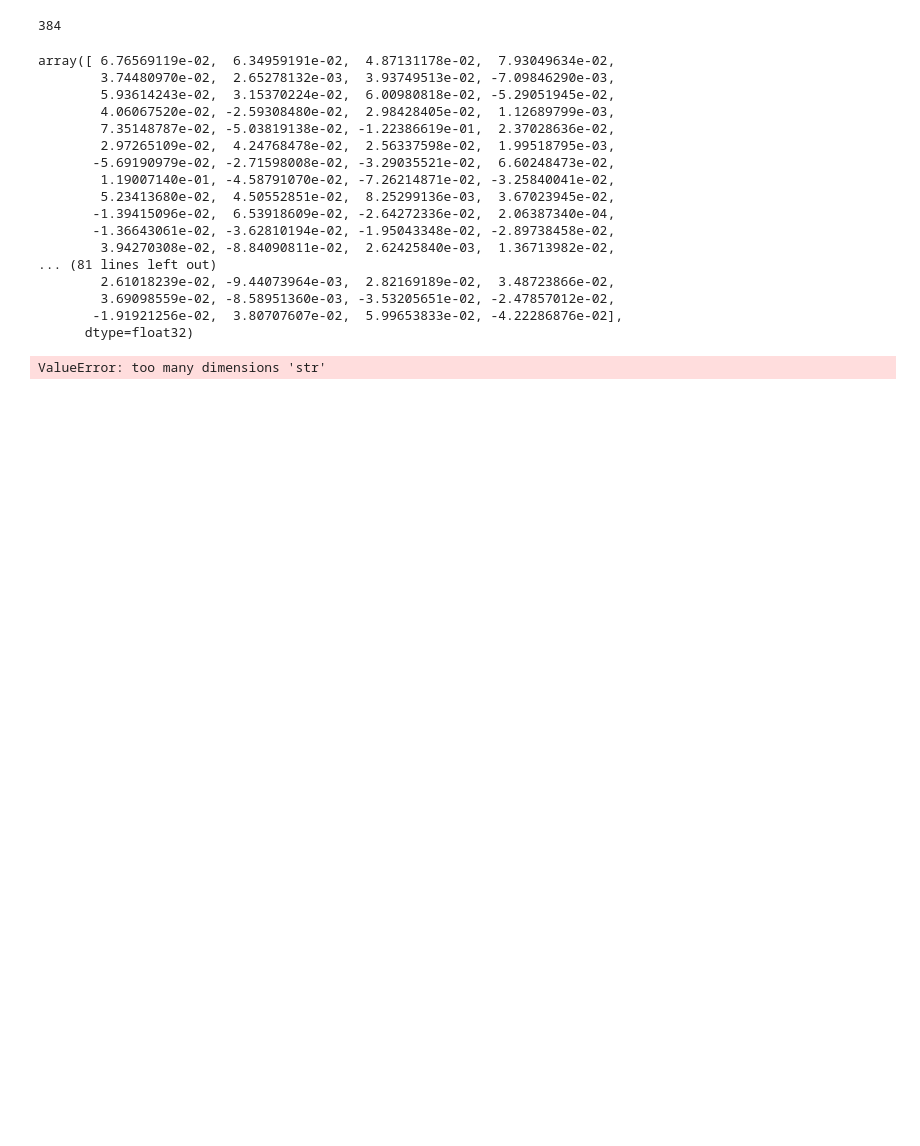
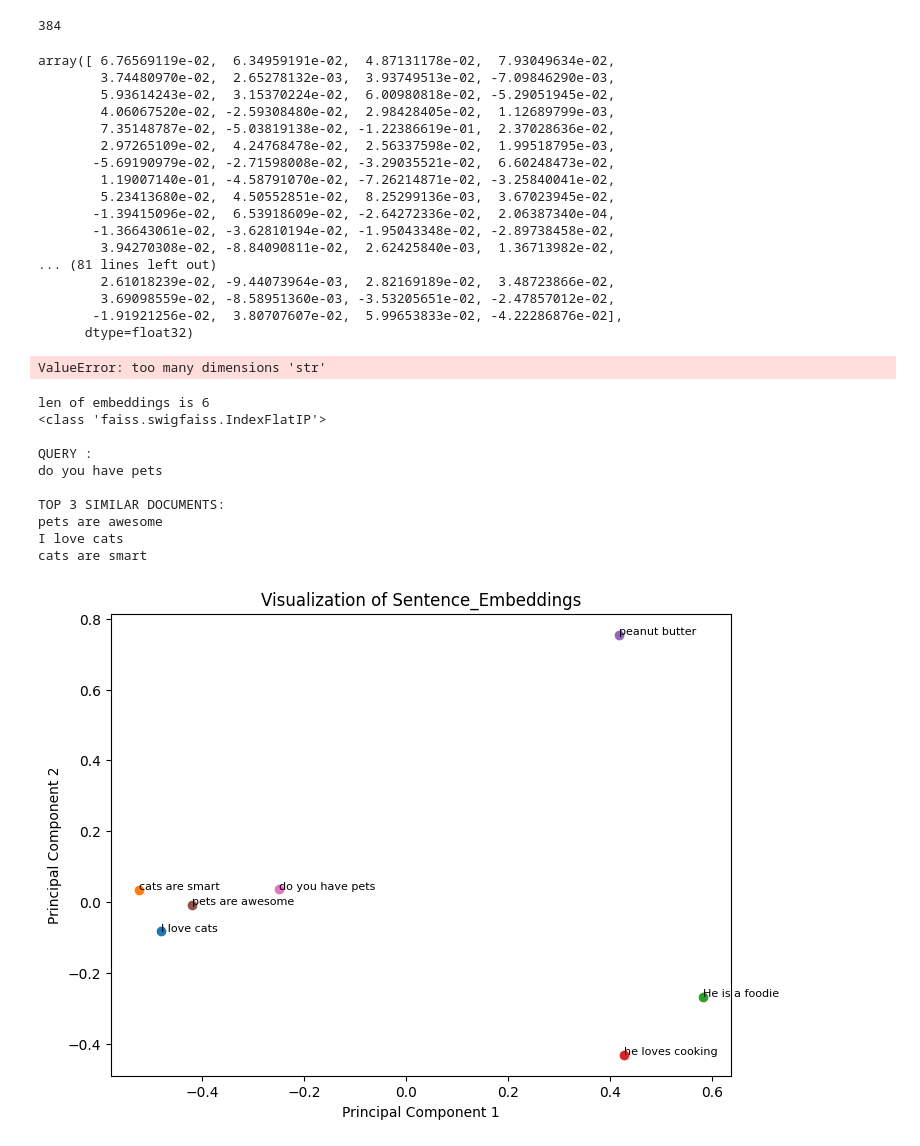
Before and after one commit to kailash19961996/RAG, a Jupyter notebook: fresh_one.ipynb, the cells around one changed output. Saved outputs shown, nothing was run; the diff lists cells and outputs as text; code cells hidden in the pictures; blank space fills up the shorter version.

```diff
--- a/fresh_one.ipynb
+++ b/fresh_one.ipynb
@@ -145,7 +153,7 @@ class QADataset(Dataset):
 
 # Load and preprocess data
 dataset = QADataset(train_df)
-dataloader = DataLoader(dataset, batch_size=4, shuffle=False)
+dataloader = DataLoader(dataset, batch_size=1, shuffle=False)
 # %%
 # Visualizing the final inputs to the model
 for i,j,k in dataloader:
@@ -261,3 +272,80 @@ for epoch in range(num_epochs):
         optimizer.step()
 # %% [output]
 ValueError: too many dimensions 'str'
+# %%
+# Visualizing Faiss
+
+import faiss
+import numpy as np
+from sklearn.decomposition import PCA
+import matplotlib.pyplot as plt
+from sentence_transformers import SentenceTransformer
+
+# Load sentence transformer
+sentence_transformer = SentenceTransformer('sentence-transformers/all-MiniLM-L6-v2')
+
+# Sample data
+documents = ["I love cats ", "cats are smart ", "He is a foodie", "he loves cooking", "peanut butter", "pets are awesome"]
+
+# Create Faiss index
+dim = sentence_transformer.get_sentence_embedding_dimension()
+index = faiss.IndexFlatIP(dim)
+
+# Encode documents
+embeddings = [sentence_transformer.encode(doc) for doc in documents]
+print(f"len of embeddings is {len(embeddings)}")
+
+# Add embeddings to the index
+index.add(np.array(embeddings))
+print(type(index))
+
+# Query the index
+query = "do you have pets"
+print(f"\nQUERY : \n{query}")
+query_embedding = sentence_transformer.encode(query)
+top_k = 3  # Retrieve top 2 most similar documents
+scores, indices = index.search(np.array([query_embedding]), top_k)
+
+# Print the top-k most similar documents
+print(f"\nTOP {top_k} SIMILAR DOCUMENTS:")
+for idx in indices[0]:
+    print(documents[idx])
+
+# Retrieve the embeddings from the index
+xb = []
+for i in range(index.ntotal):
+    xb.append(index.reconstruct(i))
+xb = np.array(xb)
+
+# Perform PCA to project to 2D
+pca = PCA(n_components=2)
+embeddings_2d = pca.fit_transform(xb)
+
+# Create a dictionary to map sentences to their 2D coordinates
+sentence_coords = {doc: coords for doc, coords in zip(documents, embeddings_2d)}
+
+# Add the query embedding to the dictionary
+sentence_coords[query] = pca.transform(query_embedding.reshape(1, -1))[0]
+
+# Visualize the 2D embeddings
+fig, ax = plt.subplots(figsize=(8, 6))
+for sentence, coords in sentence_coords.items():
+    ax.scatter(coords[0], coords[1])
+    ax.annotate(sentence, (coords[0], coords[1]), fontsize=8)
+
+ax.set_xlabel('Principal Component 1')
+ax.set_ylabel('Principal Component 2')
+ax.set_title('Visualization of Sentence_Embeddings')
+plt.show()
+# %% [output]
+len of embeddings is 6
+<class 'faiss.swigfaiss.IndexFlatIP'>
+
+QUERY :
+do you have pets
+
+TOP 3 SIMILAR DOCUMENTS:
+pets are awesome
+I love cats
+cats are smart
+[figure, added]
```
Also changed, not shown: parts of 4 cells of this notebook, 1 other file.
